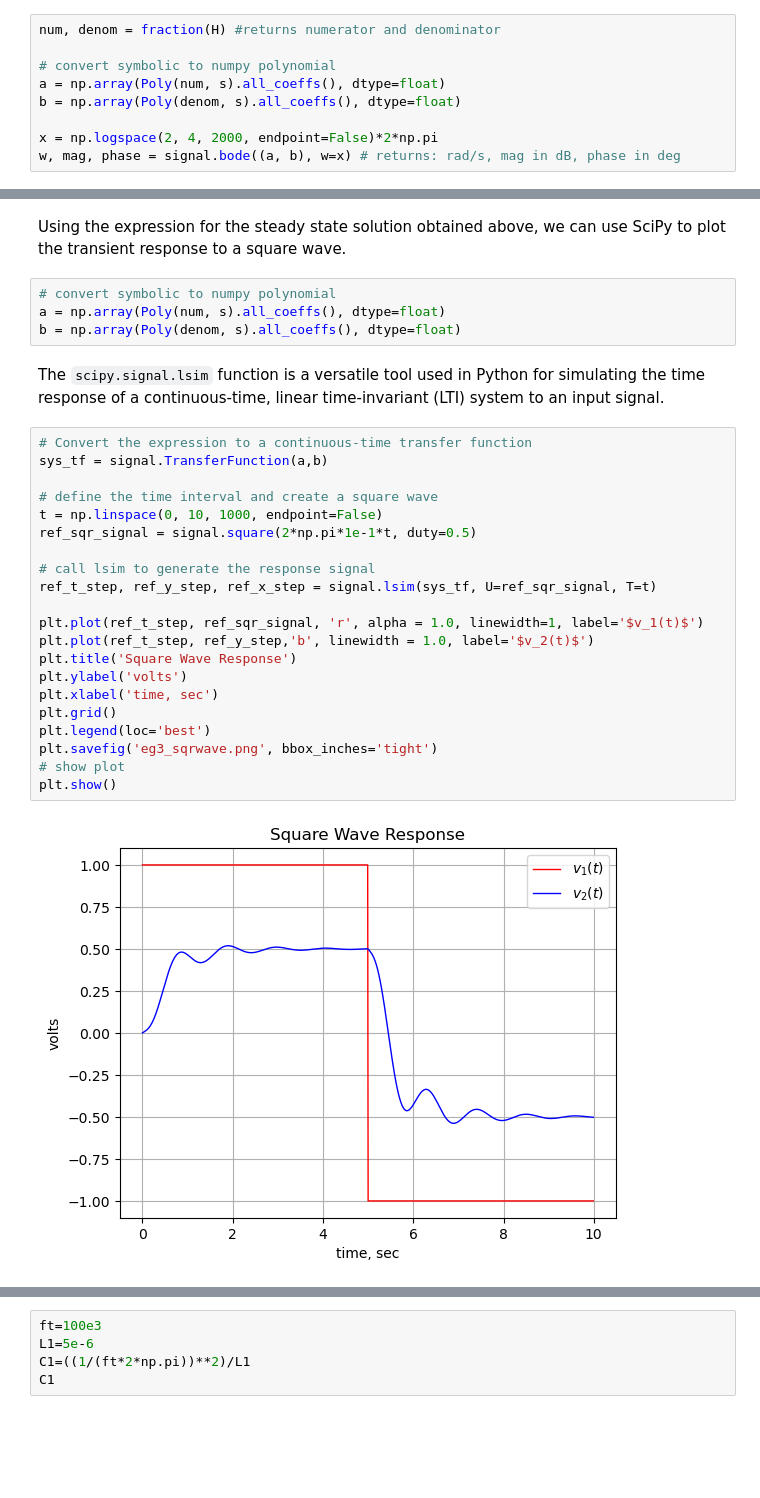
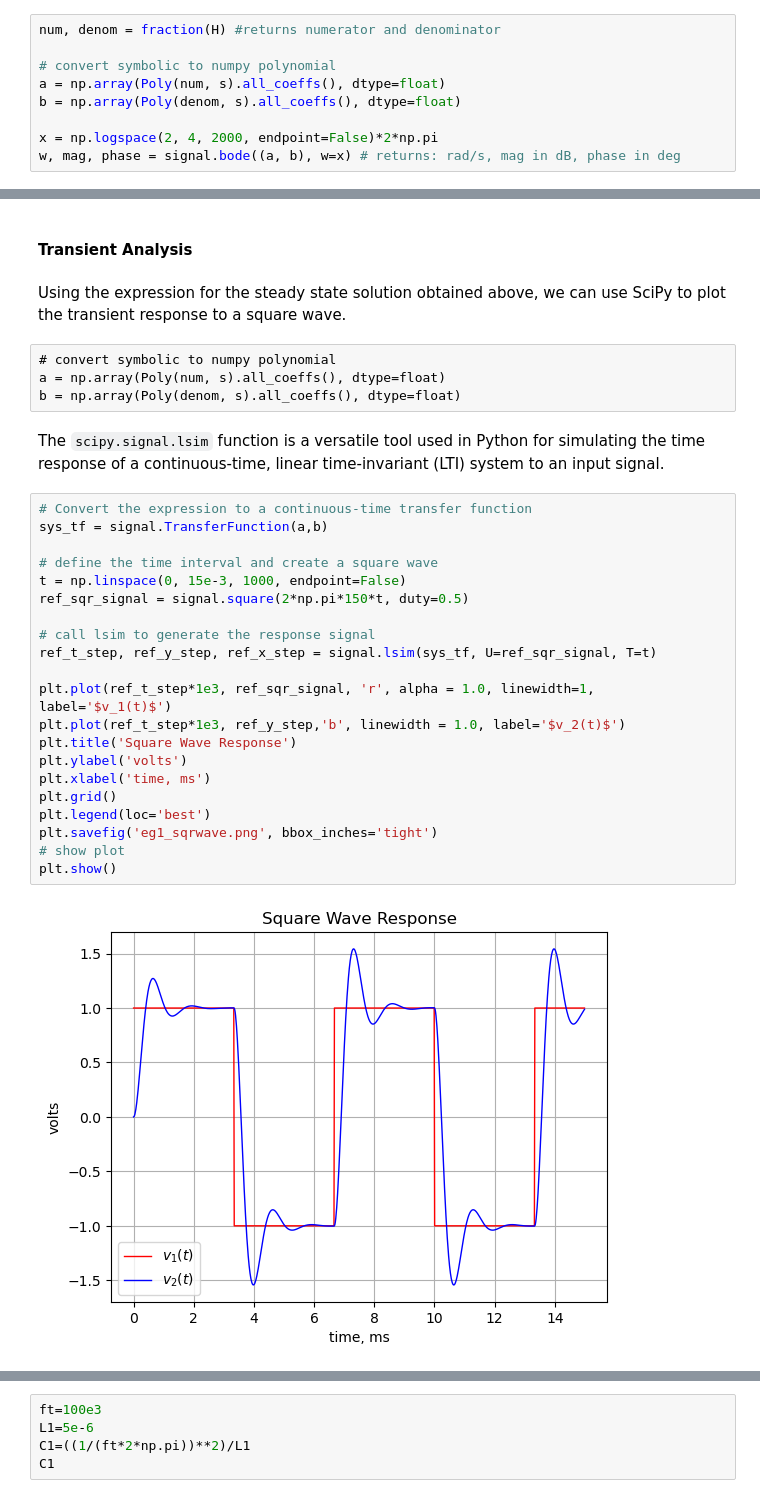
Before and after one commit to Tiburonboy/EE_jupyter_notebooks, a Jupyter notebook: Circuit_Analysis_with_Python/Circuit_analysis_w_python.ipynb, the cells around one changed output, grey strips where cells are left out. Drawn from its saved outputs; the diff is of its cells as text; blank space fills up the shorter version.

```diff
--- a/Circuit_Analysis_with_Python/Circuit_analysis_w_python.ipynb
+++ b/Circuit_Analysis_with_Python/Circuit_analysis_w_python.ipynb
@@ -869,31 +719,33 @@ plt.show()
+# %% [markdown]
+#### Transient Analysis
 # %% [markdown]
 Using the expression for the steady state solution obtained above, we can use SciPy to plot the transient response to a square wave.
-# %%
-# convert symbolic to numpy polynomial
-a = np.array(Poly(num, s).all_coeffs(), dtype=float)
-b = np.array(Poly(denom, s).all_coeffs(), dtype=float)
+# %% [raw]
+# convert symbolic to numpy polynomial
+a = np.array(Poly(num, s).all_coeffs(), dtype=float)
+b = np.array(Poly(denom, s).all_coeffs(), dtype=float)
 # %% [markdown]
 The `scipy.signal.lsim` function is a versatile tool used in Python for simulating the time response of a continuous-time, linear time-invariant (LTI) system to an input signal.
 # %%
 # Convert the expression to a continuous-time transfer function
 sys_tf = signal.TransferFunction(a,b)
 
 # define the time interval and create a square wave
-t = np.linspace(0, 10, 1000, endpoint=False)
-ref_sqr_signal = signal.square(2*np.pi*1e-1*t, duty=0.5)
+t = np.linspace(0, 15e-3, 1000, endpoint=False)
+ref_sqr_signal = signal.square(2*np.pi*150*t, duty=0.5)
 
 # call lsim to generate the response signal
 ref_t_step, ref_y_step, ref_x_step = signal.lsim(sys_tf, U=ref_sqr_signal, T=t)
 
-plt.plot(ref_t_step, ref_sqr_signal, 'r', alpha = 1.0, linewidth=1, label='$v_1(t)$')
-plt.plot(ref_t_step, ref_y_step,'b', linewidth = 1.0, label='$v_2(t)$')
+plt.plot(ref_t_step*1e3, ref_sqr_signal, 'r', alpha = 1.0, linewidth=1, label='$v_1(t)$')
+plt.plot(ref_t_step*1e3, ref_y_step,'b', linewidth = 1.0, label='$v_2(t)$')
 plt.title('Square Wave Response')
 plt.ylabel('volts')
-plt.xlabel('time, sec')
+plt.xlabel('time, ms')
 plt.grid()
 plt.legend(loc='best')
-plt.savefig('eg3_sqrwave.png', bbox_inches='tight')
+plt.savefig('eg1_sqrwave.png', bbox_inches='tight')
 # show plot
 plt.show()
 # %% [output]
-[figure, old version]
+[figure, new version]
```
Also changed, not shown: parts of 266 cells of this notebook, 10 other files.
